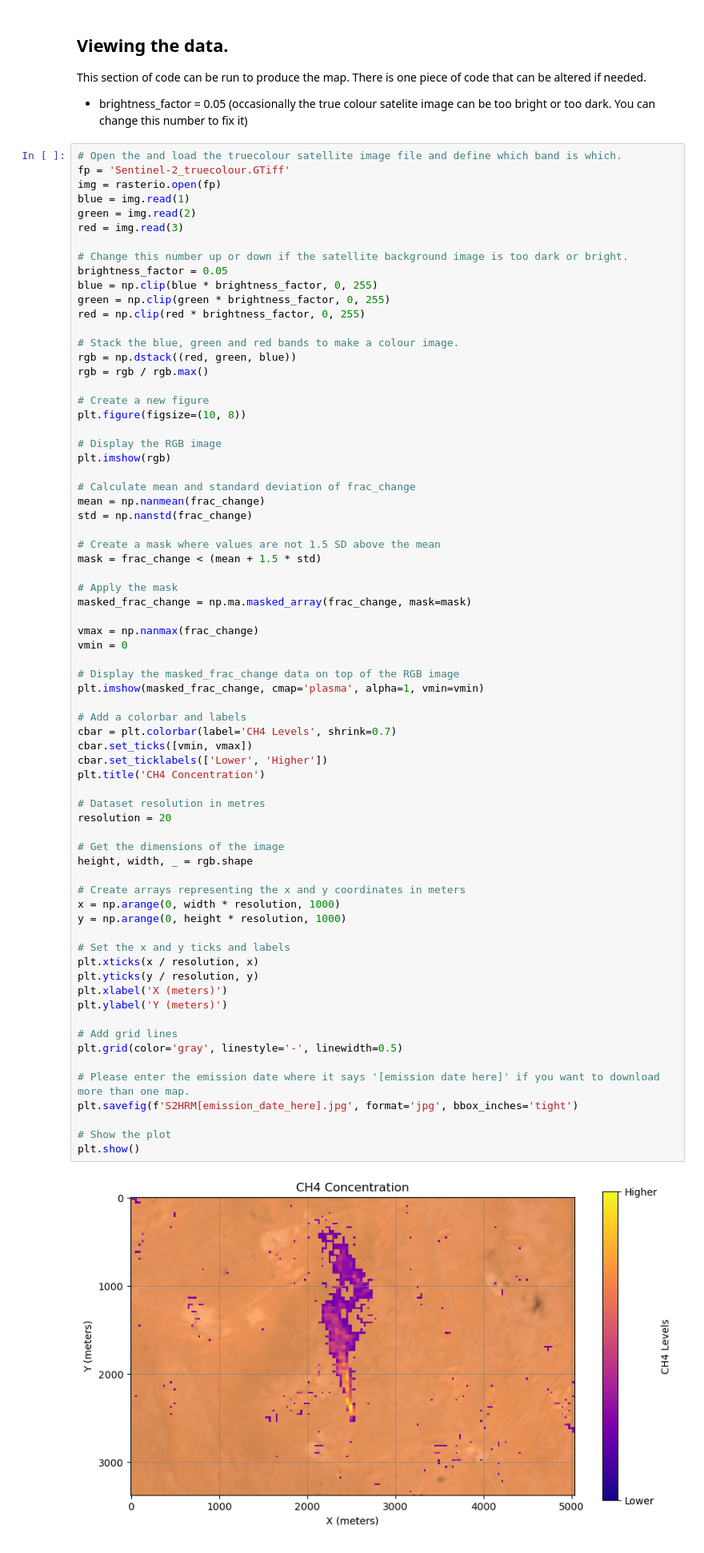
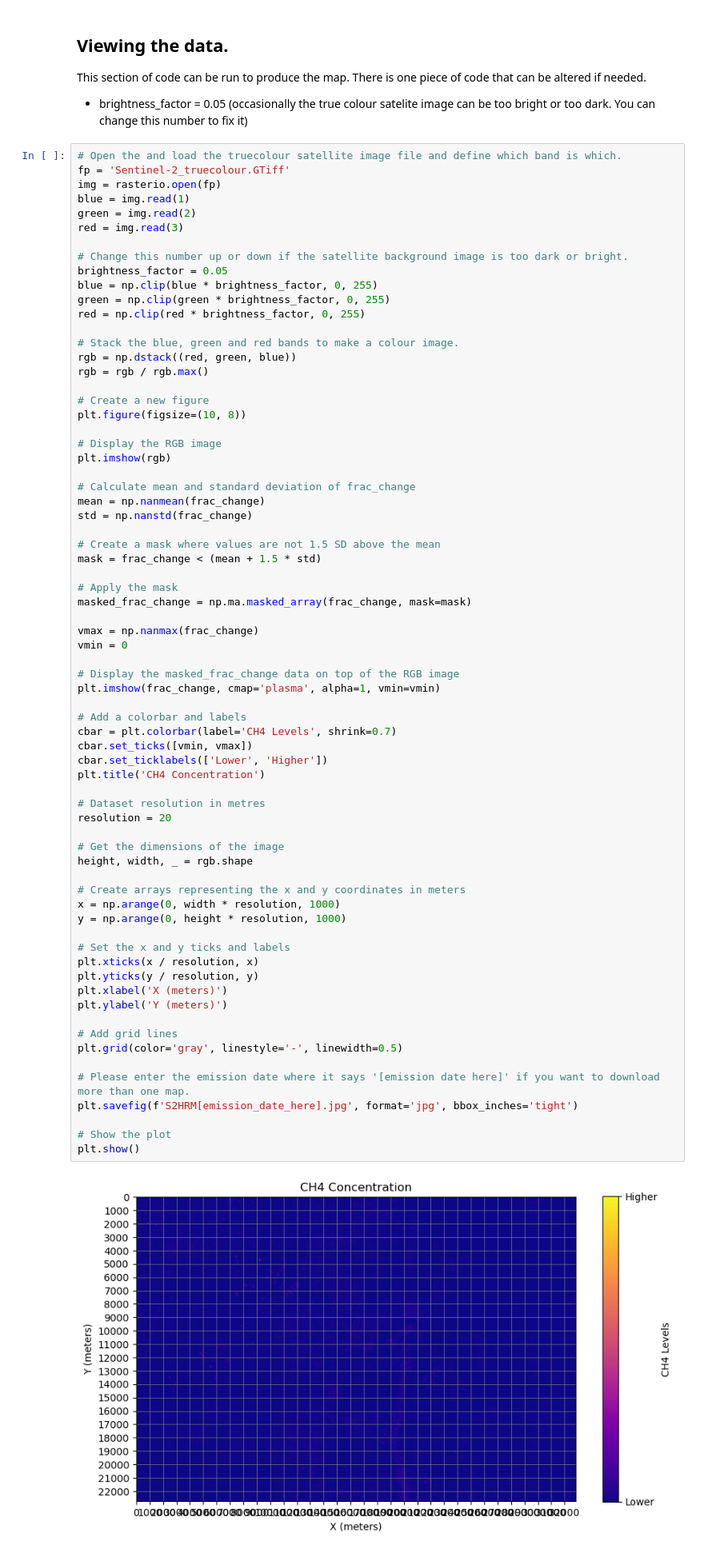
Before and after one commit to zelcon01/Landfill_Atmospheric_Gas_Monitor_Tools, a Jupyter notebook: Sentinel 2 CH4 Multi-Band-Multi-Pass.ipynb, the cells around one changed output. Shown at 80% size. Drawn from its saved outputs; the diff is of its cells as text.

```diff
--- a/Sentinel 2 CH4 Multi-Band-Multi-Pass.ipynb
+++ b/Sentinel 2 CH4 Multi-Band-Multi-Pass.ipynb
@@ -290,40 +292,40 @@ vmax = np.nanmax(frac_change)
 vmin = 0
 
 # Display the masked_frac_change data on top of the RGB image
-plt.imshow(masked_frac_change, cmap='plasma', alpha=1, vmin=vmin)
+plt.imshow(frac_change, cmap='plasma', alpha=1, vmin=vmin)
 
 # Add a colorbar and labels
 cbar = plt.colorbar(label='CH4 Levels', shrink=0.7)
 cbar.set_ticks([vmin, vmax])
 cbar.set_ticklabels(['Lower', 'Higher'])
 plt.title('CH4 Concentration')
 
 # Dataset resolution in metres
 resolution = 20
 
 # Get the dimensions of the image
 height, width, _ = rgb.shape
 
 # Create arrays representing the x and y coordinates in meters
 x = np.arange(0, width * resolution, 1000)
 y = np.arange(0, height * resolution, 1000)
 
 # Set the x and y ticks and labels
 plt.xticks(x / resolution, x)
 plt.yticks(y / resolution, y)
 plt.xlabel('X (meters)')
 plt.ylabel('Y (meters)')
 
 # Add grid lines
 plt.grid(color='gray', linestyle='-', linewidth=0.5)
 
 # Please enter the emission date where it says '[emission date here]' if you want to download more than one map.
 plt.savefig(f'S2HRM[emission_date_here].jpg', format='jpg', bbox_inches='tight')
 
 # Show the plot
 plt.show()
 # %% [output]
-[figure, old version]
+[figure, new version]
 # %% [markdown]
 ## Interpreting this map
 
```
Also changed, not shown: parts of 5 cells of this notebook, 5 other files.
